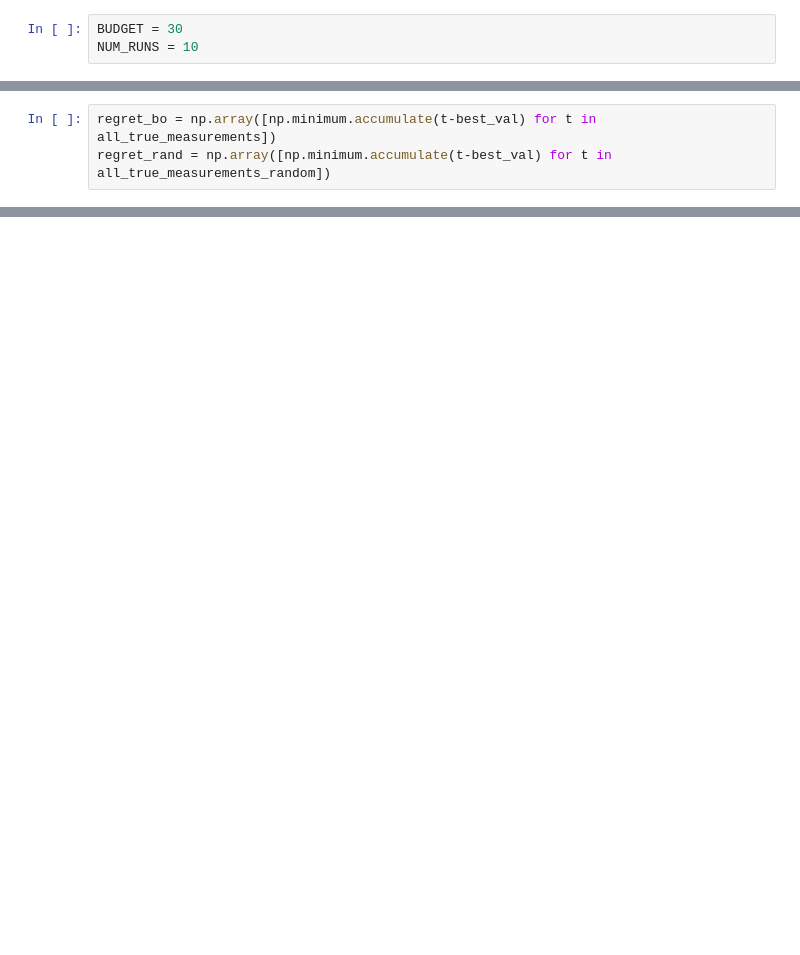
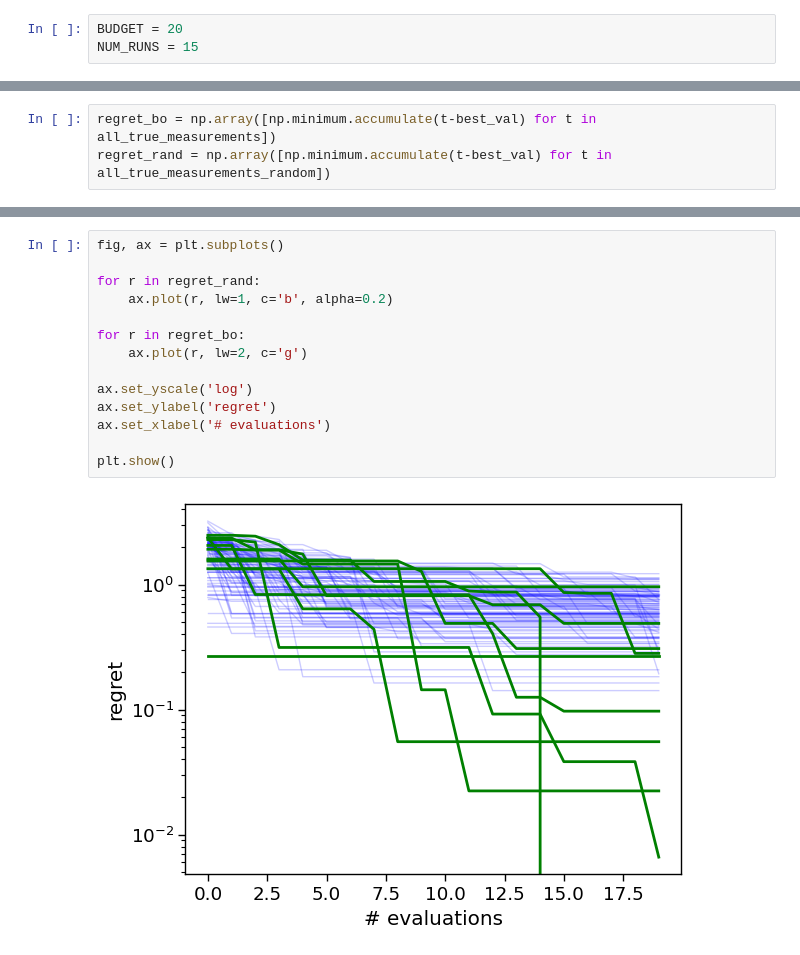
Before and after one commit to rileyhickman/atlas, a Jupyter notebook: examples/general_parameters/test_general_optimization.ipynb, the cells around one changed output, grey strips where cells are left out. Cells and saved outputs as stored; diff of their text form; blank space fills up the shorter version.

```diff
--- a/examples/general_parameters/test_general_optimization.ipynb
+++ b/examples/general_parameters/test_general_optimization.ipynb
@@ -91,8 +95,8 @@ param_space.add(
     )
 )
 # %%
-BUDGET = 30
-NUM_RUNS = 10
+BUDGET = 20
+NUM_RUNS = 15
 # %%
 all_campaigns = []
 all_true_measurements = []
@@ -267,0 +293,16 @@ plt.savefig('synthetic_general_conditions.png', dpi=300)
+# %%
+fig, ax = plt.subplots()
+
+for r in regret_rand:
+    ax.plot(r, lw=1, c='b', alpha=0.2)
+
+for r in regret_bo:
+    ax.plot(r, lw=2, c='g')
+
+ax.set_yscale('log')
+ax.set_ylabel('regret')
+ax.set_xlabel('# evaluations')
+
+plt.show()
+# %% [output]
+[figure, added]
```
Also changed, not shown: parts of 8 cells of this notebook, 12 other files.
